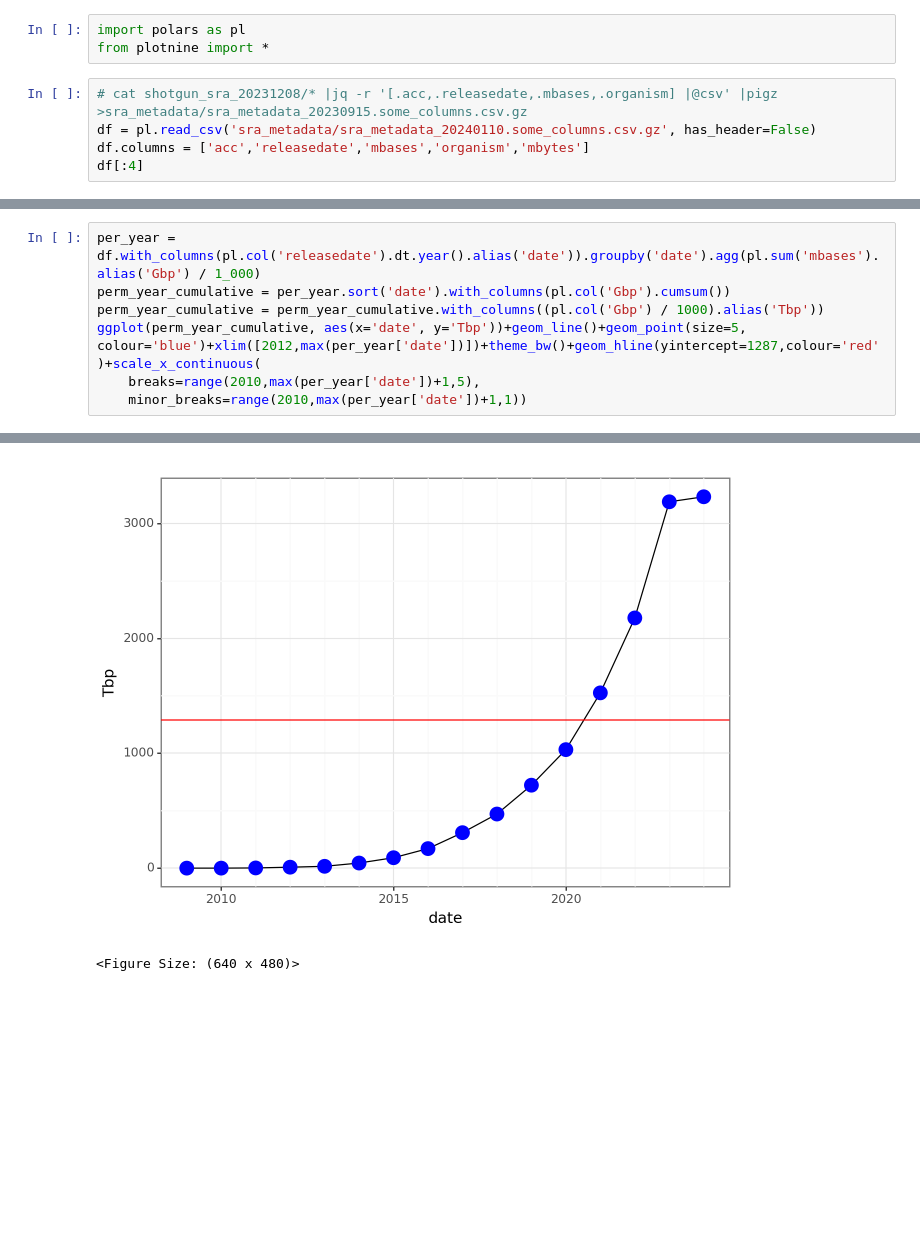
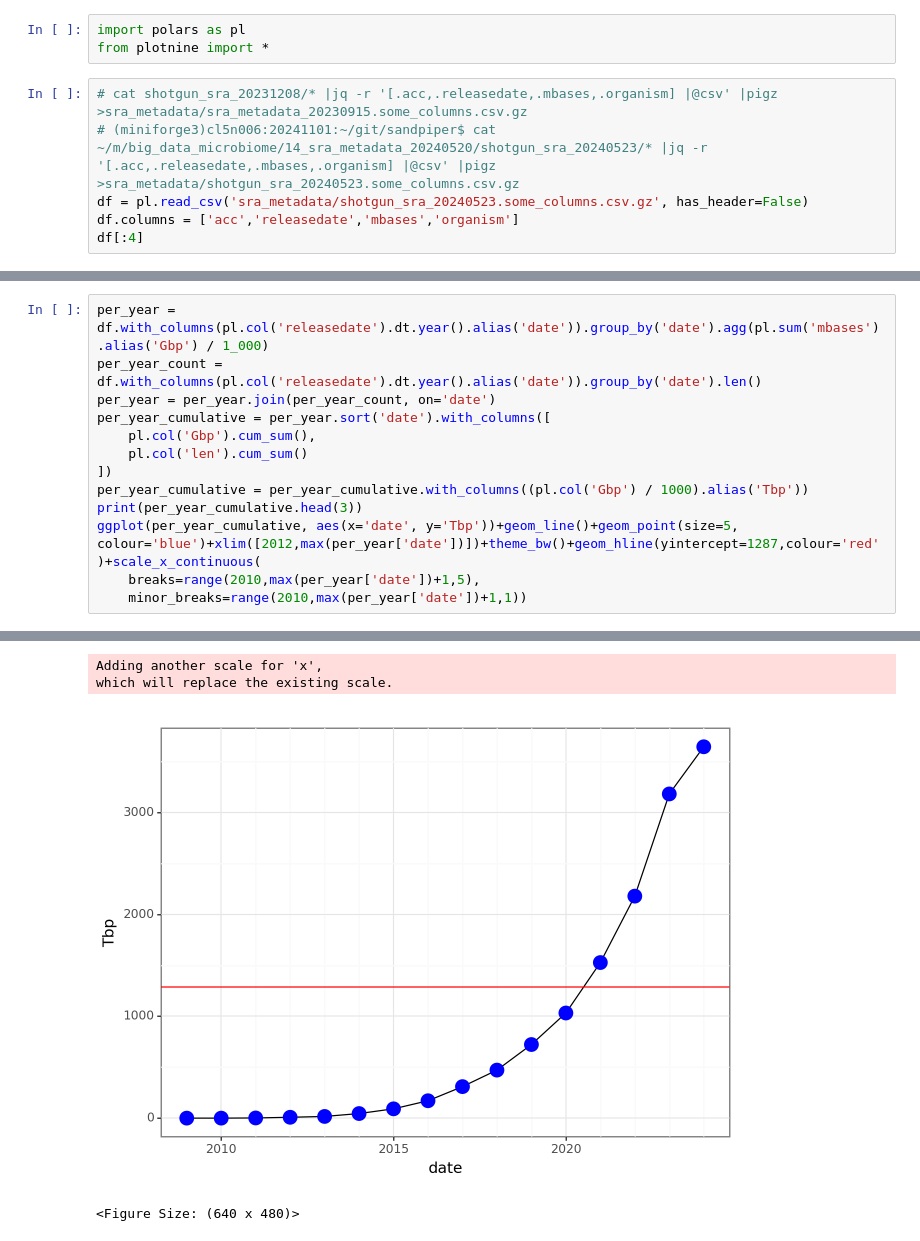
Before and after one commit to wwood/sandpiper, a Jupyter notebook: growth_over_time.ipynb, the cells around one changed output, grey strips where cells are left out. Saved outputs shown, nothing was run; the diff lists cells and outputs as text; blank space fills up the shorter version.

```diff
--- a/growth_over_time.ipynb
+++ b/growth_over_time.ipynb
@@ -3,7 +3,8 @@ import polars as pl
 from plotnine import *
 # %%
 # cat shotgun_sra_20231208/* |jq -r '[.acc,.releasedate,.mbases,.organism] |@csv' |pigz >sra_metadata/sra_metadata_20230915.some_columns.csv.gz
-df = pl.read_csv('sra_metadata/sra_metadata_20240110.some_columns.csv.gz', has_header=False)
-df.columns = ['acc','releasedate','mbases','organism','mbytes']
+# (miniforge3)cl5n006:20241101:~/git/sandpiper$ cat ~/m/big_data_microbiome/14_sra_metadata_20240520/shotgun_sra_20240523/* |jq -r '[.acc,.releasedate,.mbases,.organism] |@csv' |pigz >sra_metadata/shotgun_sra_20240523.some_columns.csv.gz
+df = pl.read_csv('sra_metadata/shotgun_sra_20240523.some_columns.csv.gz', has_header=False)
+df.columns = ['acc','releasedate','mbases','organism']
 df[:4]
 # %% [output]
@@ -69,9 +76,15 @@ ggplot(perm_month_cumulative, aes(x='date', y='Gbp'))+geom_line()+geom_point(siz
 <Figure Size: (640 x 480)>
 # %%
-per_year = df.with_columns(pl.col('releasedate').dt.year().alias('date')).groupby('date').agg(pl.sum('mbases').alias('Gbp') / 1_000)
-perm_year_cumulative = per_year.sort('date').with_columns(pl.col('Gbp').cumsum())
-perm_year_cumulative = perm_year_cumulative.with_columns((pl.col('Gbp') / 1000).alias('Tbp'))
-ggplot(perm_year_cumulative, aes(x='date', y='Tbp'))+geom_line()+geom_point(size=5, colour='blue')+xlim([2012,max(per_year['date'])])+theme_bw()+geom_hline(yintercept=1287,colour='red')+scale_x_continuous(
+per_year = df.with_columns(pl.col('releasedate').dt.year().alias('date')).group_by('date').agg(pl.sum('mbases').alias('Gbp') / 1_000)
+per_year_count = df.with_columns(pl.col('releasedate').dt.year().alias('date')).group_by('date').len()
+per_year = per_year.join(per_year_count, on='date')
+per_year_cumulative = per_year.sort('date').with_columns([
+    pl.col('Gbp').cum_sum(),
+    pl.col('len').cum_sum()
+])
+per_year_cumulative = per_year_cumulative.with_columns((pl.col('Gbp') / 1000).alias('Tbp'))
+print(per_year_cumulative.head(3))
+ggplot(per_year_cumulative, aes(x='date', y='Tbp'))+geom_line()+geom_point(size=5, colour='blue')+xlim([2012,max(per_year['date'])])+theme_bw()+geom_hline(yintercept=1287,colour='red')+scale_x_continuous(
     breaks=range(2010,max(per_year['date'])+1,5),
     minor_breaks=range(2010,max(per_year['date'])+1,1))
 # %% [output]
@@ -80,3 +101,5 @@ which will replace the existing scale.
+Adding another scale for 'x',
+which will replace the existing scale.
-[figure, old version]
+[figure, new version]
-<Figure Size: (640 x 480)>
+<Figure Size: (640 x 480)>
 # %%
```
Also changed, not shown: parts of 14 cells of this notebook, 7 other files.
